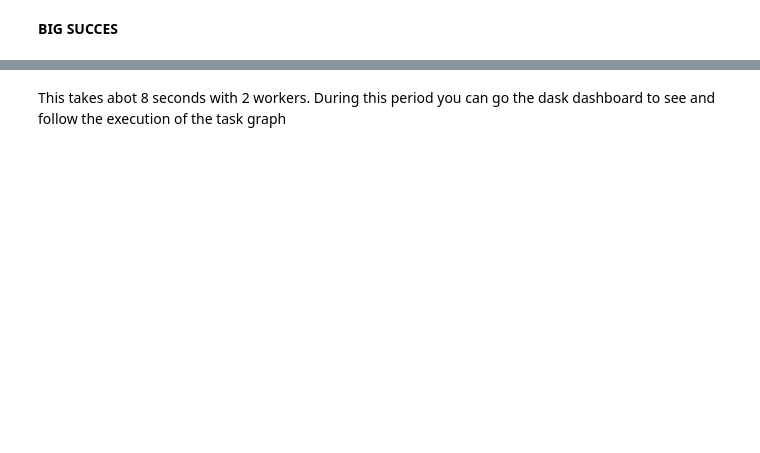
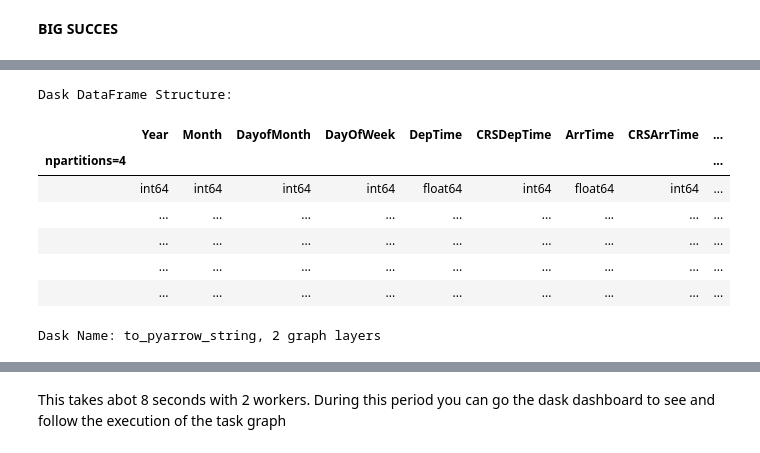
Before and after one commit to longtongster/deploy-dask-cluster-on-aws, a Jupyter notebook: start and prepare ec2 instances.ipynb, the cells around one changed output, grey strips where cells are left out. Saved outputs shown, nothing was run; the diff lists cells and outputs as text; code cells hidden in the pictures; blank space fills up the shorter version.

```diff
--- a/start and prepare ec2 instances.ipynb
+++ b/start and prepare ec2 instances.ipynb
@@ -319,0 +355,24 @@ ddf.head(1)
+# %%
+import dask.dataframe as dd
+
+filenames = ["https://dask-input-data.s3.amazonaws.com/1991.csv",
+            'https://dask-input-data.s3.amazonaws.com/1990.csv']
+
+# Example: Reading a CSV file from S3
+# ddf = dd.read_csv('https://dask-input-data.s3.amazonaws.com/1990.csv', blocksize="10MB" )
+ddf = dd.read_csv(filenames, blocksize="10MB" )
+
+# Example: Reading a CSV file from S3
+# ddf = dd.read_csv('s3://dask-input-data/1990.csv', blocksize="10MB" )
+
+ddf
+# %% [output]
+Dask DataFrame Structure:
+|  | Year | Month | DayofMonth | DayOfWeek | DepTime | CRSDepTime | ArrTime | CRSArrTime | ... |
+| npartitions=4 |  |  |  |  |  |  |  |  | ... |
+|  | int64 | int64 | int64 | int64 | float64 | int64 | float64 | int64 | ... |
+|  | ... | ... | ... | ... | ... | ... | ... | ... | ... |
+|  | ... | ... | ... | ... | ... | ... | ... | ... | ... |
+|  | ... | ... | ... | ... | ... | ... | ... | ... | ... |
+|  | ... | ... | ... | ... | ... | ... | ... | ... | ... |
+Dask Name: to_pyarrow_string, 2 graph layers
```
Also changed, not shown: parts of 16 cells of this notebook, 1 other file.
